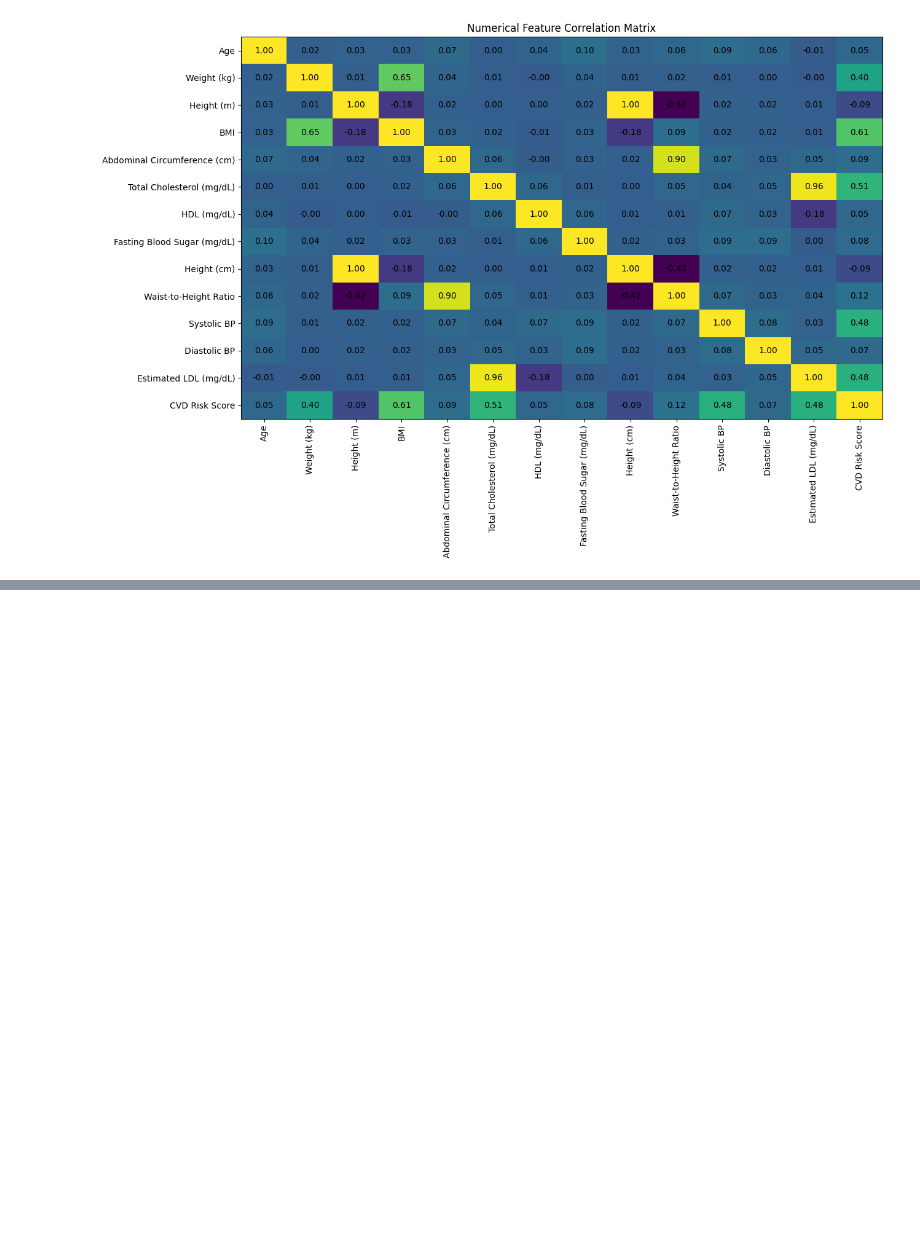
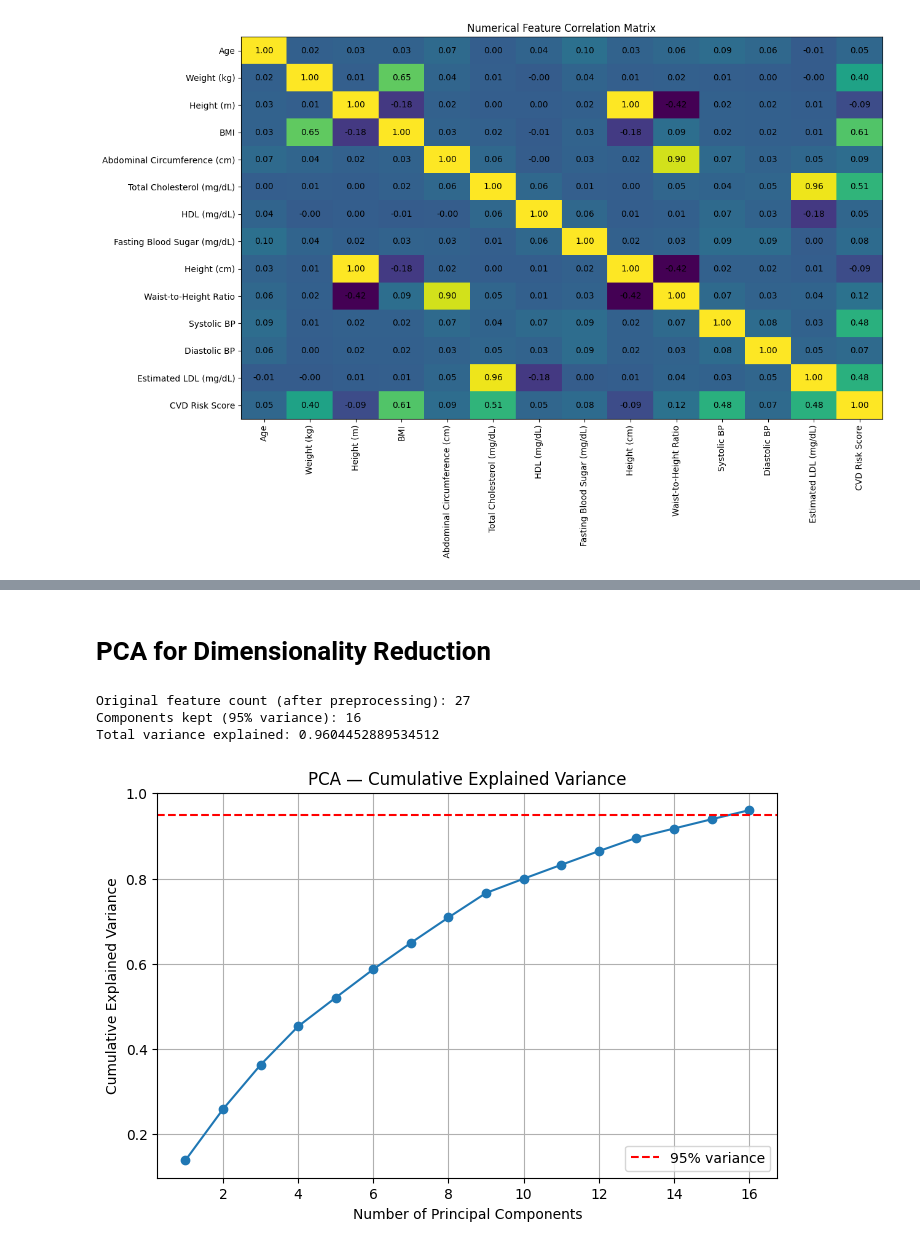
Before and after one commit to F3uR0n/cardiovascular-disease-risk-prediction, a Jupyter notebook: CSE427 Project Group12.ipynb, the cells around one changed output, grey strips where cells are left out. Cells and saved outputs as stored; diff of their text form; code cells hidden in the pictures; blank space fills up the shorter version.

```diff
--- a/CSE427 Project Group12.ipynb
+++ b/CSE427 Project Group12.ipynb
@@ -273,0 +369,17 @@ plt.show()
+# %%
+logistic_model = Pipeline(
+    steps=[
+        ("preprocessor", preprocessor),
+        ("classifier", LogisticRegression(
+            max_iter=1000,
+            random_state=42
+        ))
+    ]
+)
+
+logistic_model.fit(X_train, y_train)
+
+y_pred = logistic_model.predict(X_test)
+
+print("Predictions:")
+print(y_pred[:20])
@@ -273,0 +1049,35 @@ plt.show()
+# %% [markdown]
+# PCA for Dimensionality Reduction
+# %%
+from sklearn.decomposition import PCA
+
+# Fit PCA on the training data only, then transform train/test
+pca = PCA(n_components=0.95, random_state=42)
+
+X_train_pca = pca.fit_transform(X_train_np)
+X_test_pca = pca.transform(X_test_np)
+
+print("Original feature count (after preprocessing):", X_train_np.shape[1])
+print("Components kept (95% variance):", pca.n_components_)
+print("Total variance explained:", pca.explained_variance_ratio_.sum())
+# %% [output]
+Original feature count (after preprocessing): 27
+Components kept (95% variance): 16
+Total variance explained: 0.9604452889534512
+# %%
+import matplotlib.pyplot as plt
+import numpy as np
+
+cumulative_variance = np.cumsum(pca.explained_variance_ratio_)
+
+plt.figure(figsize=(8, 5))
+plt.plot(range(1, len(cumulative_variance) + 1), cumulative_variance, marker="o")
+plt.axhline(y=0.95, color="r", linestyle="--", label="95% variance")
+plt.xlabel("Number of Principal Components")
+plt.ylabel("Cumulative Explained Variance")
+plt.title("PCA — Cumulative Explained Variance")
+plt.legend()
+plt.grid()
+plt.show()
+# %% [output]
+[figure, added]
```
Also changed, not shown: parts of 55 cells of this notebook, 2 other files.
